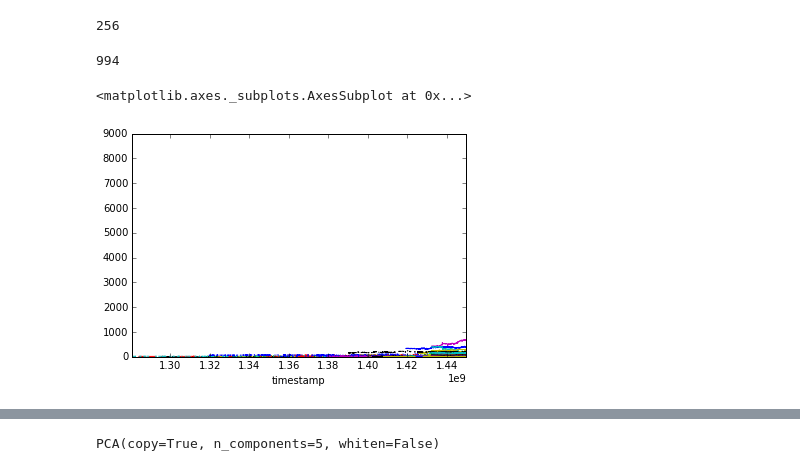
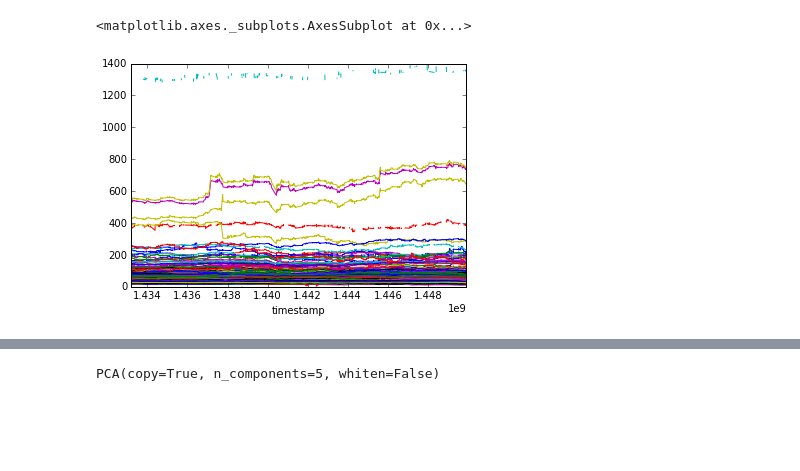
Before and after one commit to brian8128/gdelt_project, a Jupyter notebook: DataExtraction.ipynb, the cells around one changed output, grey strips where cells are left out. Drawn from its saved outputs; the diff is of its cells as text; code cells hidden in the pictures; blank space fills up the shorter version.

```diff
--- a/DataExtraction.ipynb
+++ b/DataExtraction.ipynb
@@ -31,52 +11,12 @@ def get_timestamp(s):
-# %%
-# This returns fast if the data is already unzipped.
-# Not sure if it will work or not when we have a different archive
-# with more recent but overlapping data
-current_dir = os.getcwd()
-os.chdir(data_dir)
-os.system("unzip " + data_dir + data_file)
-# %% [output]
-256
-# %%
-g = os.walk(data_dir + 'data/' + freq + '/' + region)
-g.next()
-x = g.next()
-count = 0
-limit = 1000
-series = []
-
-for triple in g:
-    for filename in triple[2]:
-        try:
-            symbol = filename.split('.')[0]
-            path = '/'.join([triple[0], filename])
-
-            df = pd.read_csv(path)
-            df['timestamp'] = (df['Date'] + 'T' + df['Time']).apply(get_timestamp)
-            df = df.set_index(['timestamp'])
-            df[symbol] = df.Open
-            series.append(df[symbol])
-        except Exception:
-            # It seems that this is rare.  Not part of MVP if important at all.
-            # fuck it
-            pass
-        count += 1
-        if count >= limit:
-            break;
-    if count >= limit:
-        break;
-len(series)
-
-# TODO: Consider dropping stocks that have too many missing values
-# %% [output]
-994
+# %%
+s = get_series_list_from_files(limit=500, min_mean_price_dollars=20)
 # %%
 # Data! Horray!
-df = pd.DataFrame(data=series).T
+df = pd.DataFrame(data=s).T
 df.plot(legend=False)
 # %% [output]
 <matplotlib.axes._subplots.AxesSubplot at 0x...>
-[figure, old version]
+[figure, new version]
 # %%
 # Deal with missing values
 df = df.interpolate().fillna(method='bfill')
```
Also changed, not shown: parts of 21 cells of this notebook, 1 other file.
